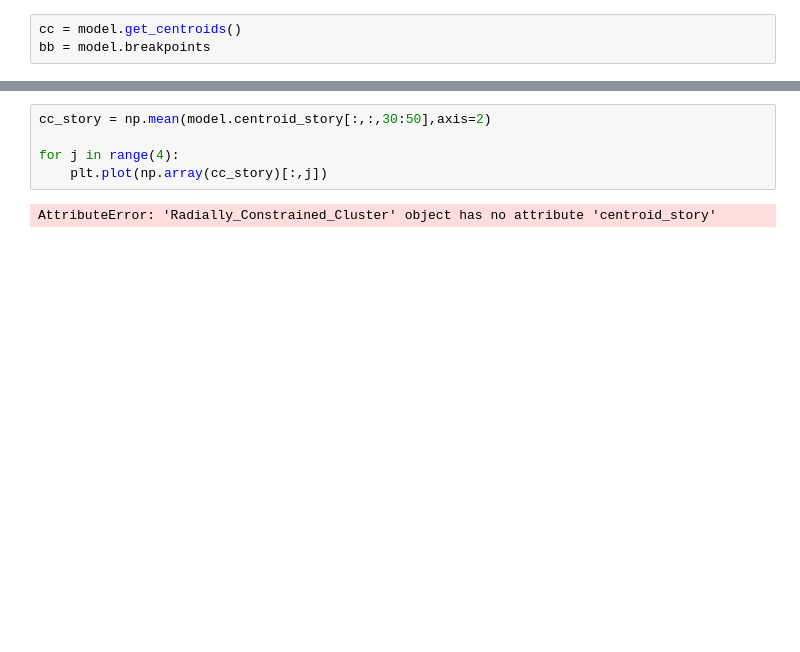
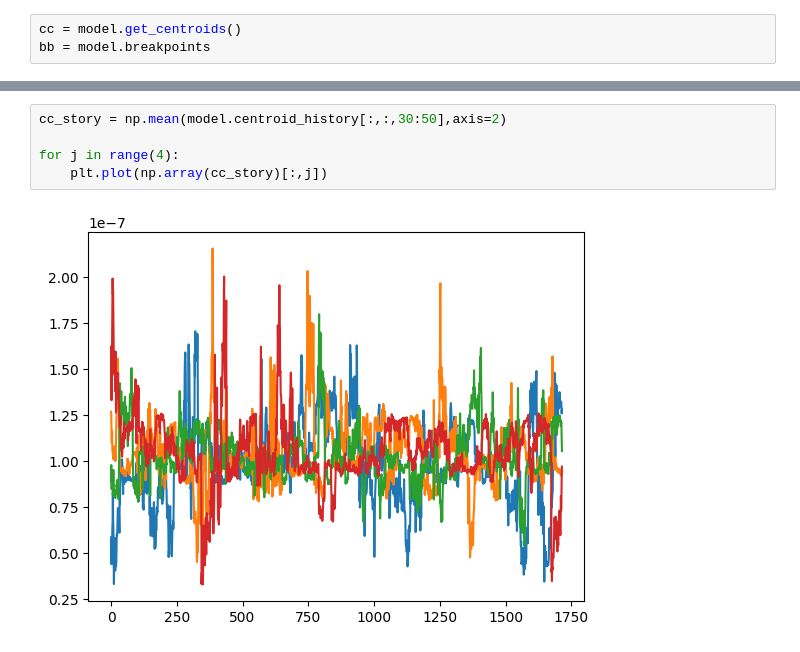
Before and after one commit to jacopograssi97/Radially_constrained_clustering, a Jupyter notebook: tester.ipynb, the cells around one changed output, grey strips where cells are left out. Saved outputs shown, nothing was run; the diff lists cells and outputs as text; blank space fills up the shorter version.

```diff
--- a/tester.ipynb
+++ b/tester.ipynb
@@ -106,7 +106,7 @@ ax.grid(True)
 # %%
-cc_story = np.mean(model.centroid_story[:,:,30:50],axis=2)
+cc_story = np.mean(model.centroid_history[:,:,30:50],axis=2)
 
 for j in range(4):
     plt.plot(np.array(cc_story)[:,j])
 # %% [output]
-AttributeError: 'Radially_Constrained_Cluster' object has no attribute 'centroid_story'
+[figure, added]
```
Also changed, not shown: parts of 4 cells of this notebook, 1 other file.
